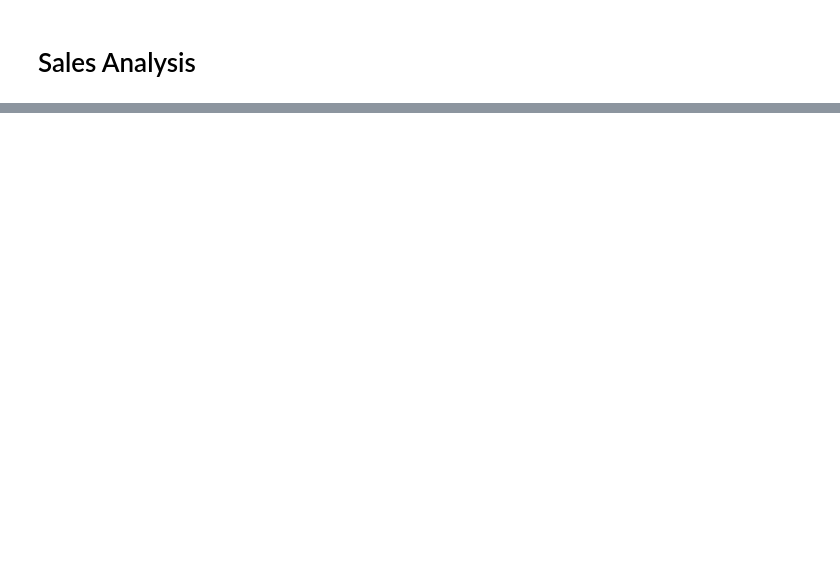
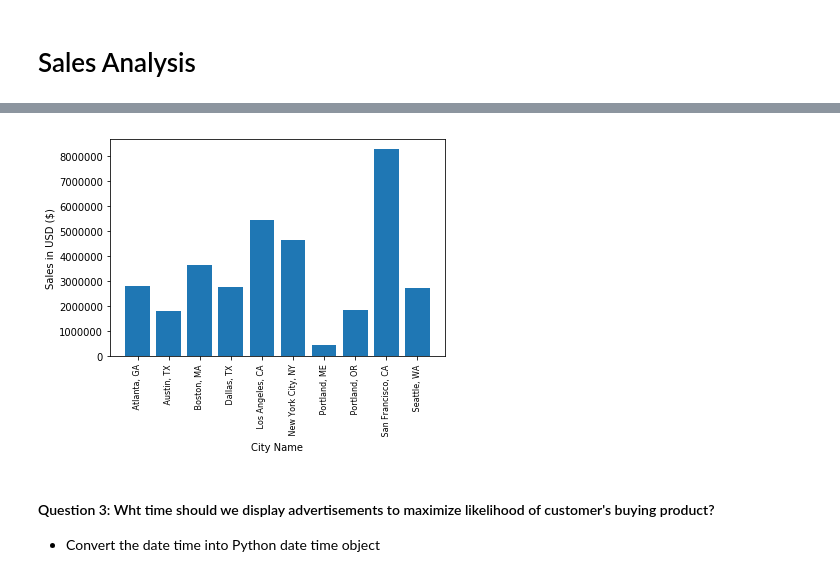
Before and after one commit to aoot/Pandas-Data-Science-Tasks, a Jupyter notebook: SalesAnalysis/SalesAnalysis_AnthonyLee.ipynb, the cells around one changed output, grey strips where cells are left out. Cells and saved outputs as stored; diff of their text form; code cells hidden in the pictures; blank space fills up the shorter version.

```diff
--- a/SalesAnalysis/SalesAnalysis_AnthonyLee.ipynb
+++ b/SalesAnalysis/SalesAnalysis_AnthonyLee.ipynb
@@ -37,0 +187,3 @@ all_data.head()
+# %%
+results = all_data.groupby('City').sum()
+results
@@ -37,0 +203,23 @@ all_data.head()
+# %%
+import matplotlib.pyplot as plt
+
+# cities = all_data['City'].unique() # This does not have the same order as the results data.
+cities = [city for city , df in all_data.groupby('City')] # groupby should have the same order as the results (which is also a groupoby).
+### ??? Why does this list comprehension has a comma, I don't quite understand this syntax ??? ###
+### >>> Notes about list comprehensions <<< ###
+###
+
+
+plt.bar(cities, results['Sales'])
+
+plt.xticks(cities, rotation='vertical', size=8)
+plt.ylabel('Sales in USD ($)')
+plt.xlabel('City Name')
+
+plt.show()
+# %% [output]
+[figure, added]
+# %% [markdown]
+#### Question 3: Wht time should we display advertisements to maximize likelihood of customer's buying product?
+
+- Convert the date time into Python date time object
```
Also changed, not shown: parts of 39 cells of this notebook.
